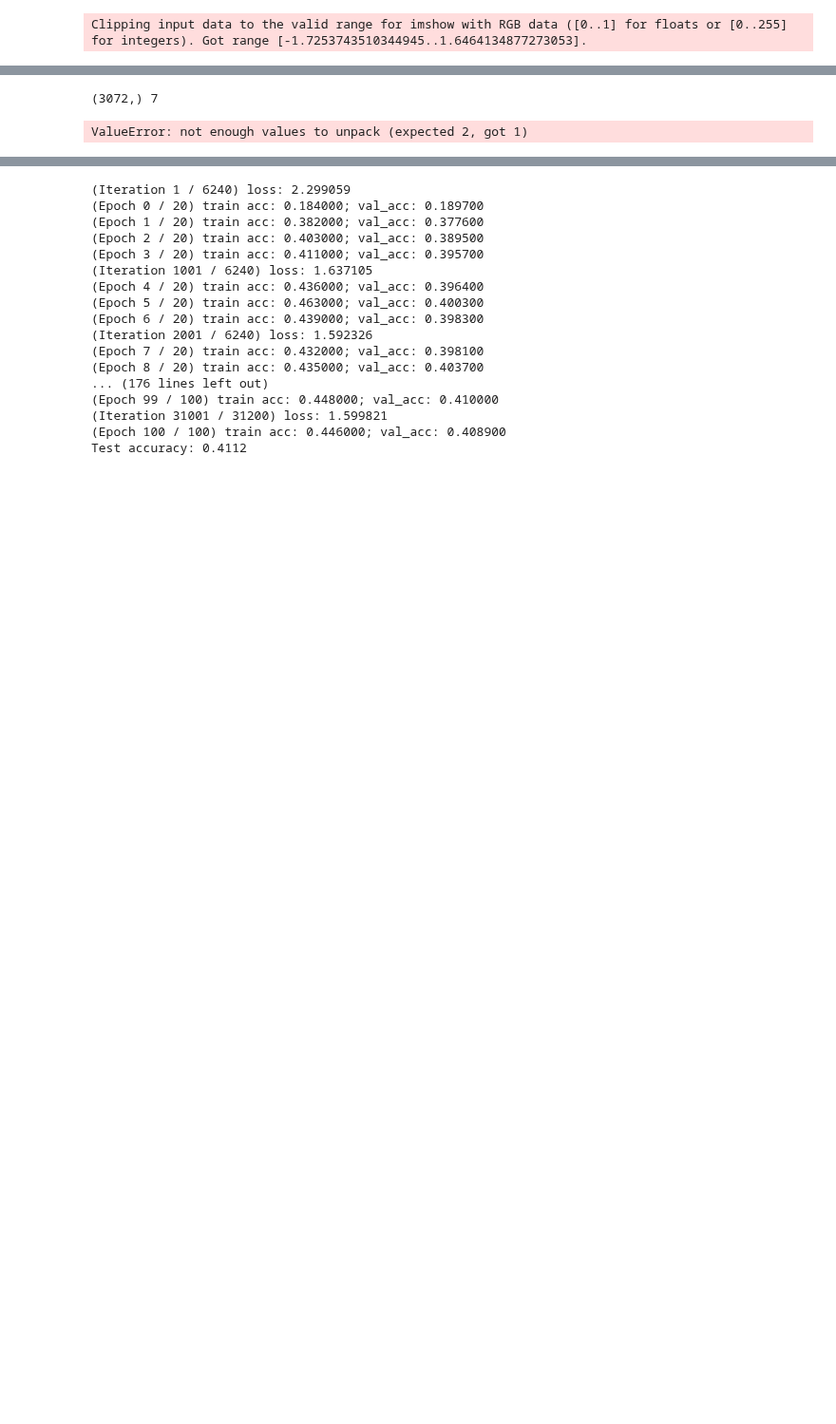
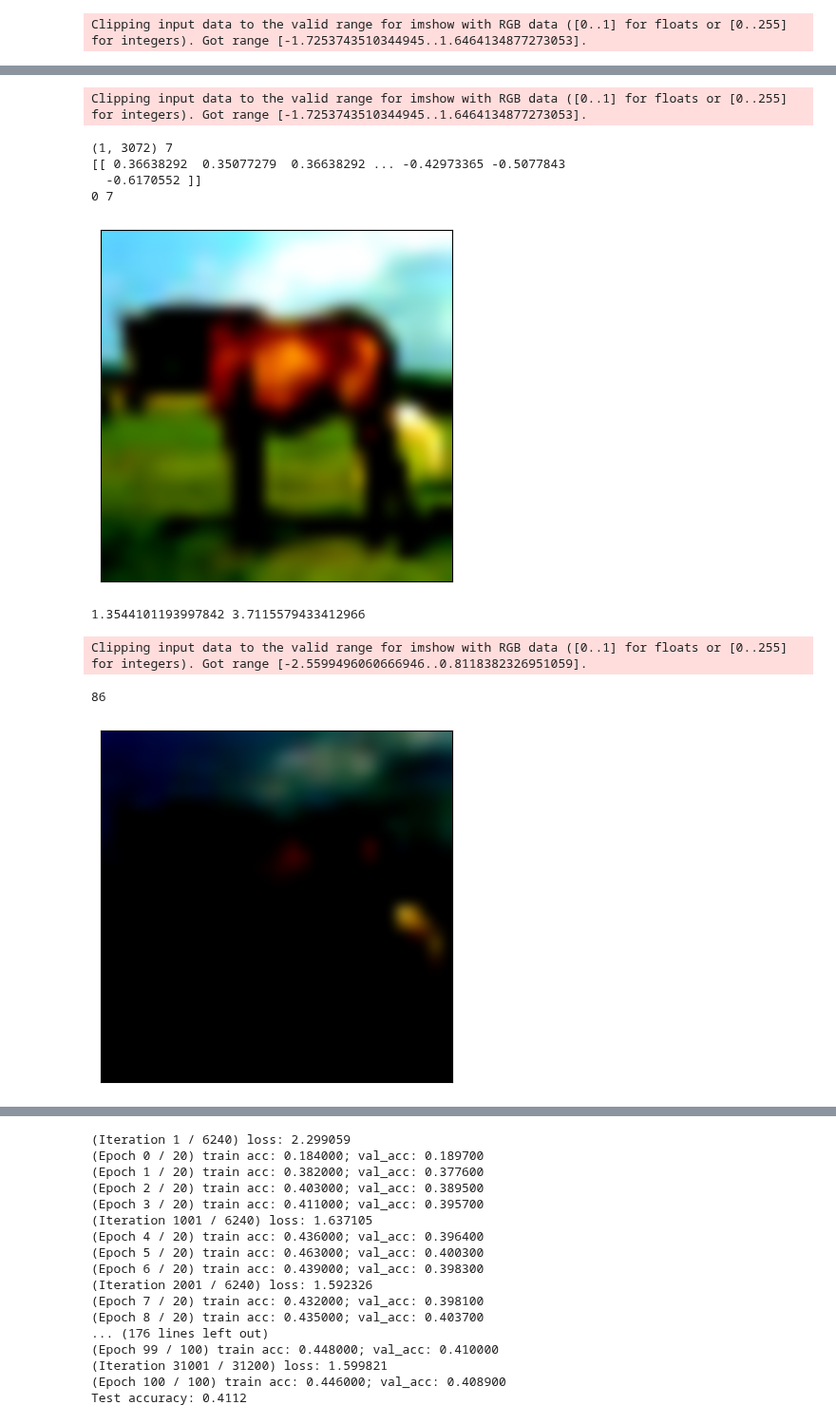
Before and after one commit to Javen-W/CSE803-Computer-Vision, a Jupyter notebook: HW4/CSE803_HW4.ipynb, the cells around one changed output, grey strips where cells are left out. Shown at 95% size. Drawn from its saved outputs; the diff is of its cells as text; code cells hidden in the pictures; blank space fills up the shorter version.

```diff
--- a/HW4/CSE803_HW4.ipynb
+++ b/HW4/CSE803_HW4.ipynb
@@ -628,12 +625,15 @@ def display_img(img):
     plt.xticks([]), plt.yticks([]) # to hide tick values on X and Y axis
     plt.show()
 
-def model_predict(model, X):
+def model_predict(model, X, argmin=False):
     scores = model.forwards_backwards(X)
-    y_pred = np.argmax(scores, axis=1)
+    if argmin:
+        y_pred = np.argmin(scores, axis=1)
+    else:
+        y_pred = np.argmax(scores, axis=1)
     return y_pred
 
-def gradient_ascent(model, target_class, init, learning_rate=1e-3):
+def gradient_ascent(model, target_class, init, learning_rate=1e-2):
     """
     Inputs:
     - model: Image classifier.
@@ -652,8 +652,24 @@ def gradient_ascent(model, target_class, init, learning_rate=1e-3):
     # classifies it as the target class, get the gradient of loss with        #
     # respect to your input image by model.forwards_backwards(imgae, y, True) #
     ###########################################################################
-    d_input = model.forwards_backwards(image, y, True)
+    y_hat = model_predict(model, image)[0]
+    print(image)
+    i = 0
+    while y_hat != target_class:
+        if i % 500 == 0:
+            print(i, y_hat)
+            display_img(img_reshape(image))
+            scores = model.forwards_backwards(image)[0]
+            print(scores[target_class], scores[y_hat])
 
+        dx = model.forwards_backwards(image, y, True)
+        image_losses = dx[:, target_class]
+        image += image_losses * learning_rate
+        y_hat = model_predict(model, image)[0]
+        i += 1
+
+    print(i)
+    display_img(img_reshape(image))
     ###########################################################################
     #                             END OF YOUR CODE                            #
     ###########################################################################
@@ -685,40 +701,48 @@ X, y = data['X_test'], data['y_test']
 
 # select a correctly predicted image
 y_preds = model_predict(model, X)
-correct_image = X[y == y_preds][0]
+correct_image = np.array([X[y == y_preds][0]])
 display_img(img_reshape(correct_image))
 correct_class = np.array(y)[y == y_preds][0]
 print(correct_image.shape, correct_class)
 
 # select target class
-target_class = 3
+target_class = 176
 
 # run gradient ascent
 fooling_image = gradient_ascent(
     model,
     target_class,
     init=correct_image
 )
 ###########################################################################
 #                             END OF YOUR CODE                            #
 ###########################################################################
 
 
 
 ###########################################################################
 # TODO: compute the (magnified) difference of your original image and the #
 # fooling image, save all three images for your report                    #
 ###########################################################################
 
 
 ###########################################################################
 #                             END OF YOUR CODE                            #
 ###########################################################################
 # %% [output]
 Clipping input data to the valid range for imshow with RGB data ([0..1] for floats or [0..255] for integers). Got range [-1.7253743510344945..1.6464134877273053].
 [figure]
-(3072,) 7
+Clipping input data to the valid range for imshow with RGB data ([0..1] for floats or [0..255] for integers). Got range [-1.7253743510344945..1.6464134877273053].
-ValueError: not enough values to unpack (expected 2, got 1)
+(1, 3072) 7
+[[ 0.36638292  0.35077279  0.36638292 ... -0.42973365 -0.5077843
+  -0.6170552 ]]
+0 7
+[figure, added]
+1.3544101193997842 3.7115579433412966
+Clipping input data to the valid range for imshow with RGB data ([0..1] for floats or [0..255] for integers). Got range [-2.5599496060666946..0.8118382326951059].
+86
+[figure, added]
 # %%
 """
 Q3: Softmax Classifier with Hidden Layers
```
Also changed, not shown: parts of 4 cells of this notebook.
